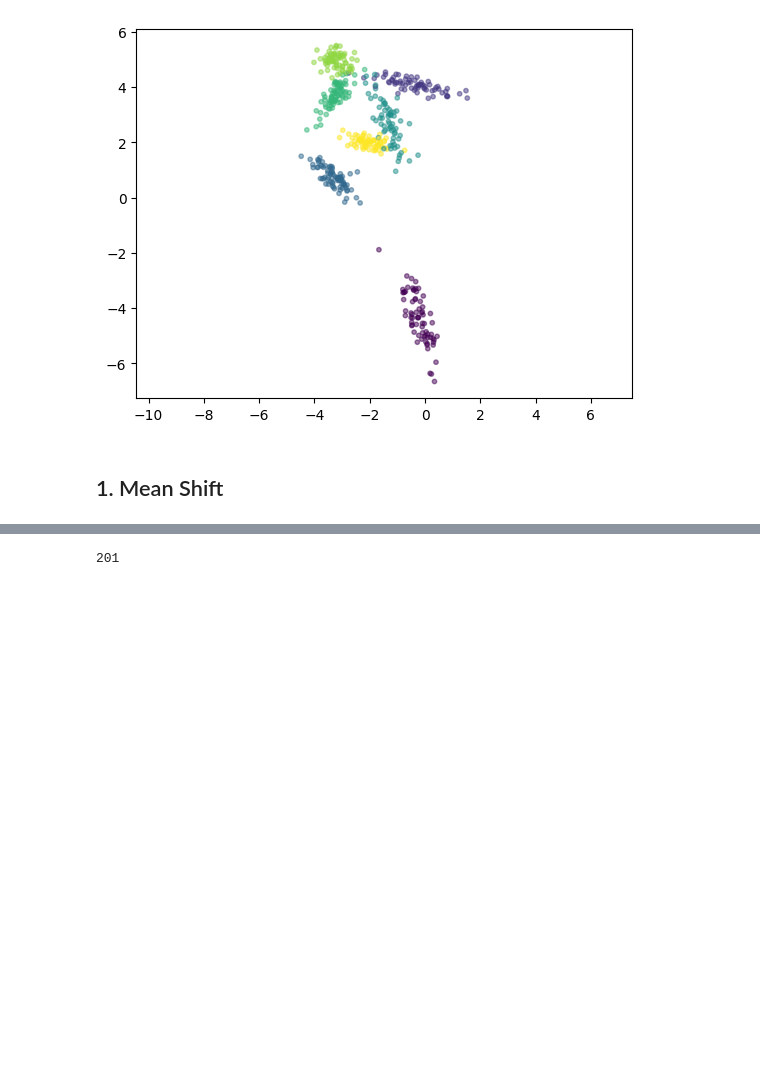
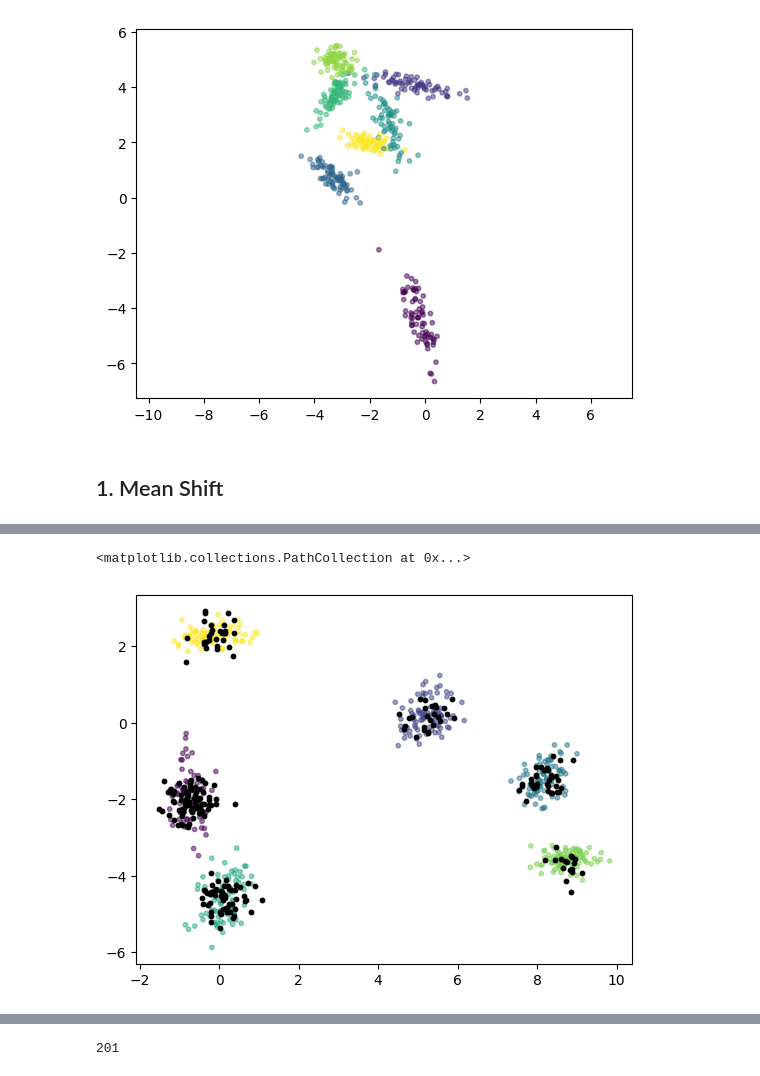
Before and after one commit to sugolov/vae, a Jupyter notebook: vae/notebooks/mean_shift.ipynb, the cells around one changed output, grey strips where cells are left out. Cells and saved outputs as stored; diff of their text form; code cells hidden in the pictures; blank space fills up the shorter version.

```diff
--- a/vae/notebooks/mean_shift.ipynb
+++ b/vae/notebooks/mean_shift.ipynb
@@ -131,3 +143,10 @@ for step in range(steps):
 
 
     energy_vals.append(energy)
+# %%
+
+plt.scatter(data[:, 0], data[:, 1], c=labels, s=10, alpha=0.5)
+plt.scatter(codes[:, 0], codes[:, 1], s=10, alpha=1.0, c="black")
+# %% [output]
+<matplotlib.collections.PathCollection at 0x...>
+[figure, added]
```
Also changed, not shown: parts of 6 cells of this notebook, 1 other file.
